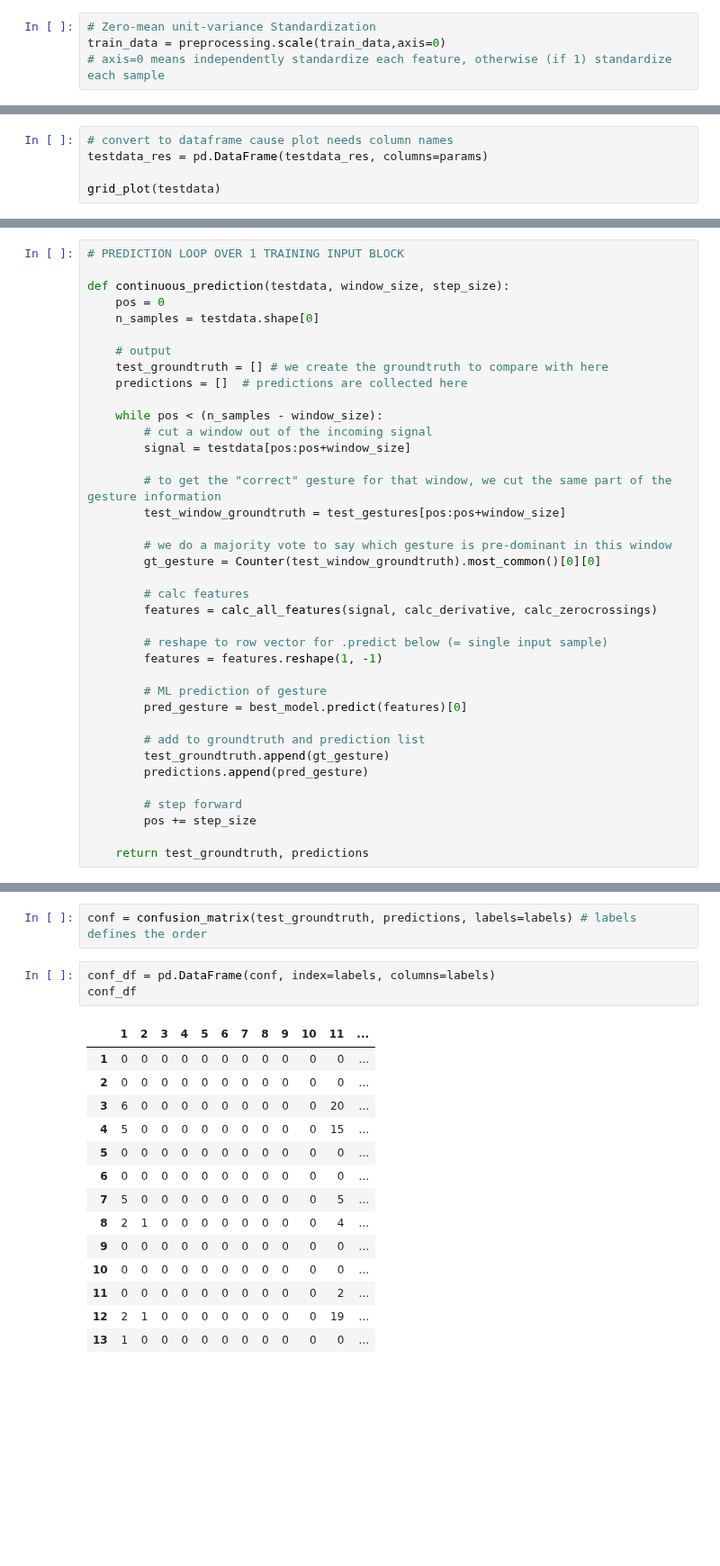
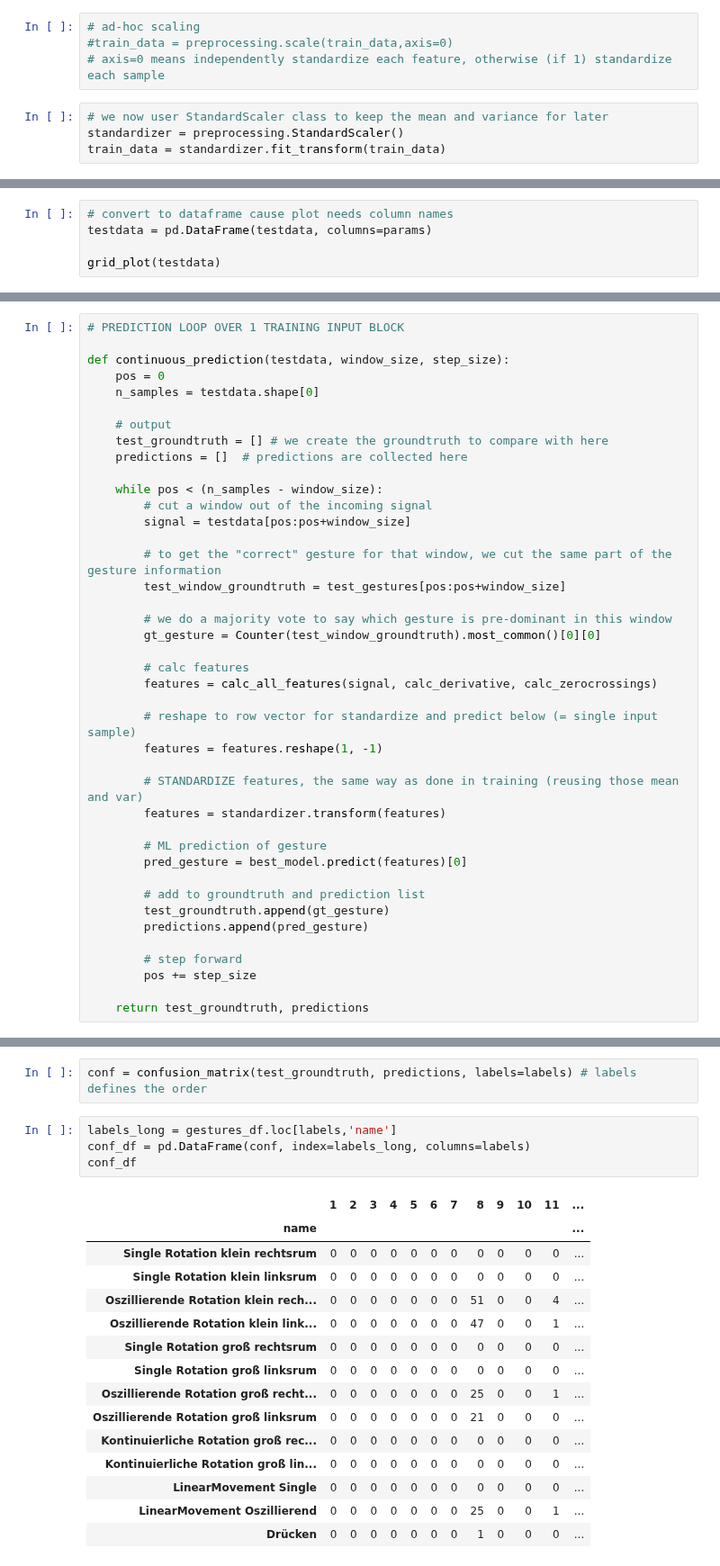
Before and after one commit to Make-O-Matic/MOM-Engine, a Jupyter notebook: make-o-matic.ipynb, the cells around one changed output, grey strips where cells are left out. Shown at 90% size. Drawn from its saved outputs; the diff is of its cells as text; blank space fills up the shorter version.

Commit message:
first version of continuous prediction, but not so good results

```diff
--- a/make-o-matic.ipynb
+++ b/make-o-matic.ipynb
@@ -2050,7 +2052,11 @@ len(train_classes_num)
 # %%
-# Zero-mean unit-variance Standardization
-train_data = preprocessing.scale(train_data,axis=0)
+# ad-hoc scaling
+#train_data = preprocessing.scale(train_data,axis=0)
 # axis=0 means independently standardize each feature, otherwise (if 1) standardize each sample
+# %%
+# we now user StandardScaler class to keep the mean and variance for later
+standardizer = preprocessing.StandardScaler()
+train_data = standardizer.fit_transform(train_data)
 # %% [markdown]
 ## Machine Learning
 # %% [markdown]
@@ -2396,7 +2382,7 @@ if use_normalized:
     testdata = preprocessing.minmax_scale(testdata, feature_range=(-1, 1), axis=0, copy=make_copy)
 # %%
 # convert to dataframe cause plot needs column names
-testdata_res = pd.DataFrame(testdata_res, columns=params)
+testdata = pd.DataFrame(testdata, columns=params)
 
 grid_plot(testdata)
 # %% [output]
@@ -2559,8 +2545,11 @@ def continuous_prediction(testdata, window_size, step_size):
         # calc features
         features = calc_all_features(signal, calc_derivative, calc_zerocrossings)
 
-        # reshape to row vector for .predict below (= single input sample)
+        # reshape to row vector for standardize and predict below (= single input sample)
         features = features.reshape(1, -1)
+
+        # STANDARDIZE features, the same way as done in training (reusing those mean and var)
+        features = standardizer.transform(features)
 
         # ML prediction of gesture
         pred_gesture = best_model.predict(features)[0]
@@ -2706,20 +2694,22 @@ result_ov
 # %%
 conf = confusion_matrix(test_groundtruth, predictions, labels=labels) # labels defines the order
 # %%
-conf_df = pd.DataFrame(conf, index=labels, columns=labels)
+labels_long = gestures_df.loc[labels,'name']
+conf_df = pd.DataFrame(conf, index=labels_long, columns=labels)
 conf_df
 # %% [output]
 |  | 1 | 2 | 3 | 4 | 5 | 6 | 7 | 8 | 9 | 10 | 11 | ... |
-| 1 | 0 | 0 | 0 | 0 | 0 | 0 | 0 | 0 | 0 | 0 | 0 | ... |
-| 2 | 0 | 0 | 0 | 0 | 0 | 0 | 0 | 0 | 0 | 0 | 0 | ... |
-| 3 | 6 | 0 | 0 | 0 | 0 | 0 | 0 | 0 | 0 | 0 | 20 | ... |
-| 4 | 5 | 0 | 0 | 0 | 0 | 0 | 0 | 0 | 0 | 0 | 15 | ... |
-| 5 | 0 | 0 | 0 | 0 | 0 | 0 | 0 | 0 | 0 | 0 | 0 | ... |
-| 6 | 0 | 0 | 0 | 0 | 0 | 0 | 0 | 0 | 0 | 0 | 0 | ... |
-| 7 | 5 | 0 | 0 | 0 | 0 | 0 | 0 | 0 | 0 | 0 | 5 | ... |
-| 8 | 2 | 1 | 0 | 0 | 0 | 0 | 0 | 0 | 0 | 0 | 4 | ... |
-| 9 | 0 | 0 | 0 | 0 | 0 | 0 | 0 | 0 | 0 | 0 | 0 | ... |
-| 10 | 0 | 0 | 0 | 0 | 0 | 0 | 0 | 0 | 0 | 0 | 0 | ... |
-| 11 | 0 | 0 | 0 | 0 | 0 | 0 | 0 | 0 | 0 | 0 | 2 | ... |
-| 12 | 2 | 1 | 0 | 0 | 0 | 0 | 0 | 0 | 0 | 0 | 19 | ... |
-| 13 | 1 | 0 | 0 | 0 | 0 | 0 | 0 | 0 | 0 | 0 | 0 | ... |
+| name |  |  |  |  |  |  |  |  |  |  |  | ... |
+| Single Rotation klein rechtsrum | 0 | 0 | 0 | 0 | 0 | 0 | 0 | 0 | 0 | 0 | 0 | ... |
+| Single Rotation klein linksrum | 0 | 0 | 0 | 0 | 0 | 0 | 0 | 0 | 0 | 0 | 0 | ... |
+| Oszillierende Rotation klein rech... | 0 | 0 | 0 | 0 | 0 | 0 | 0 | 51 | 0 | 0 | 4 | ... |
+| Oszillierende Rotation klein link... | 0 | 0 | 0 | 0 | 0 | 0 | 0 | 47 | 0 | 0 | 1 | ... |
+| Single Rotation groß rechtsrum | 0 | 0 | 0 | 0 | 0 | 0 | 0 | 0 | 0 | 0 | 0 | ... |
+| Single Rotation groß linksrum | 0 | 0 | 0 | 0 | 0 | 0 | 0 | 0 | 0 | 0 | 0 | ... |
+| Oszillierende Rotation groß recht... | 0 | 0 | 0 | 0 | 0 | 0 | 0 | 25 | 0 | 0 | 1 | ... |
+| Oszillierende Rotation groß linksrum | 0 | 0 | 0 | 0 | 0 | 0 | 0 | 21 | 0 | 0 | 0 | ... |
+| Kontinuierliche Rotation groß rec... | 0 | 0 | 0 | 0 | 0 | 0 | 0 | 0 | 0 | 0 | 0 | ... |
+| Kontinuierliche Rotation groß lin... | 0 | 0 | 0 | 0 | 0 | 0 | 0 | 0 | 0 | 0 | 0 | ... |
+| LinearMovement Single | 0 | 0 | 0 | 0 | 0 | 0 | 0 | 0 | 0 | 0 | 0 | ... |
+| LinearMovement Oszillierend | 0 | 0 | 0 | 0 | 0 | 0 | 0 | 25 | 0 | 0 | 1 | ... |
+| Drücken | 0 | 0 | 0 | 0 | 0 | 0 | 0 | 1 | 0 | 0 | 0 | ... |
```
Also changed, not shown: parts of 29 cells of this notebook.
